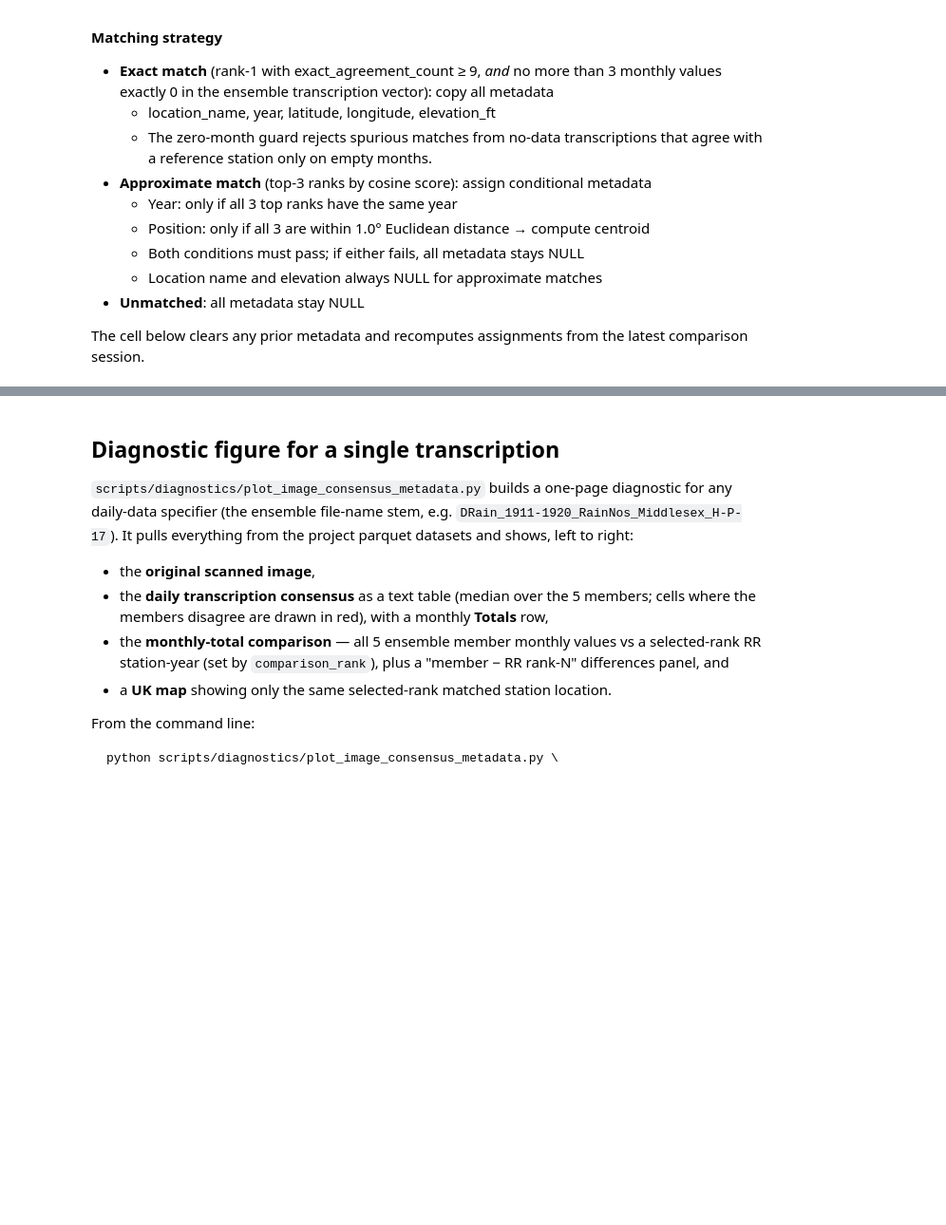
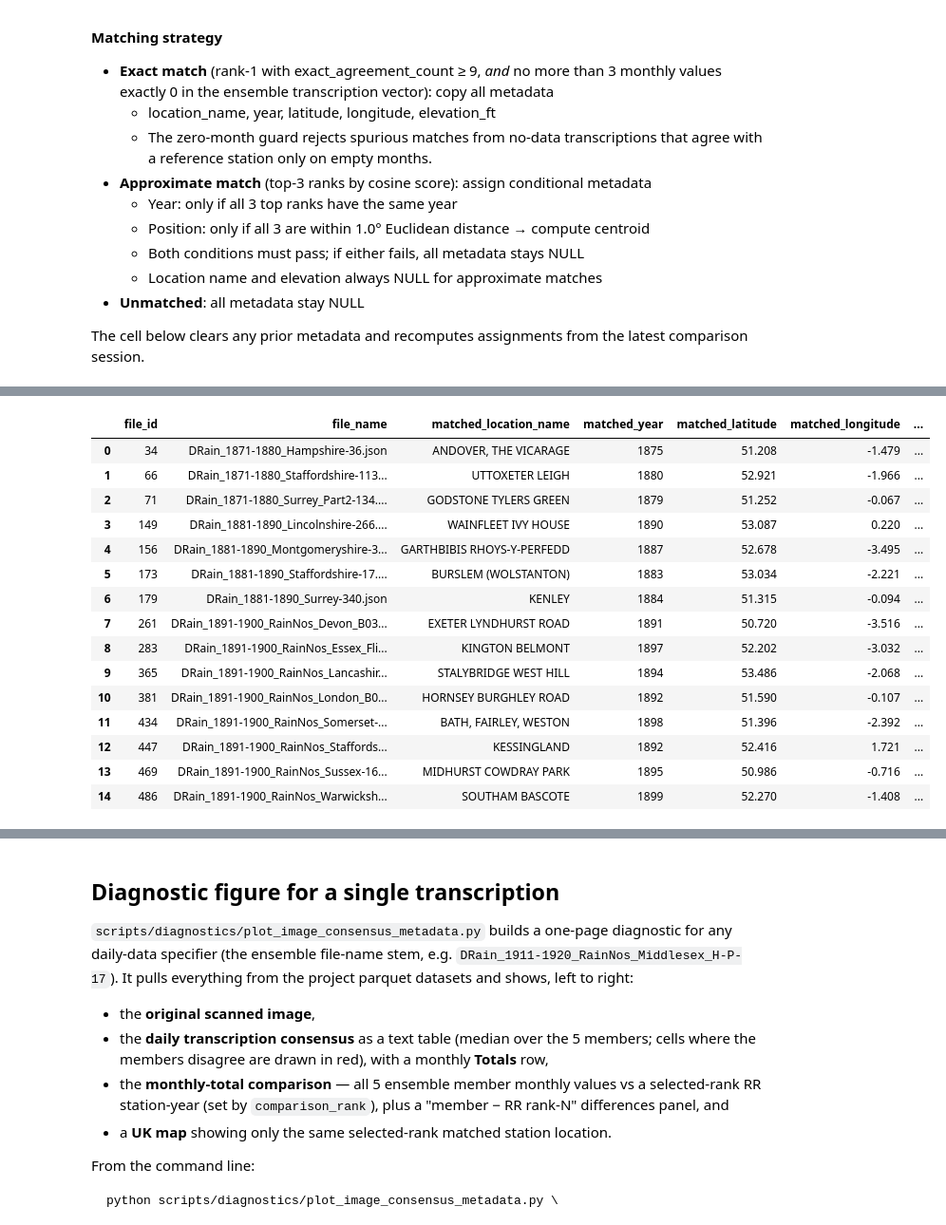
Before and after one commit to Philip-Brohan-MO/Auto-Daily-Rainfall-QC-MO, a Jupyter notebook: notebooks/match_metadata.ipynb, the cells around one changed output, grey strips where cells are left out. Shown at 95% size. Cells and saved outputs as stored; diff of their text form; code cells hidden in the pictures; blank space fills up the shorter version.

```diff
--- a/notebooks/match_metadata.ipynb
+++ b/notebooks/match_metadata.ipynb
@@ -372,0 +499,37 @@ Metadata Assignment Summary
+# %%
+# Inspect a sample of the ALLSHEETS-filled records in the combined session.
+# Those whose name was found in LeftOverSites.csv now carry coordinates; the
+# rest have a location name + year but no coordinates.
+
+import duckdb
+
+_con = duckdb.connect()
+_sample = _con.execute(
+    f"""
+    SELECT file_id, file_name, matched_location_name, matched_year,
+           matched_latitude, matched_longitude, match_type, match_source_session_id
+    FROM read_parquet('{combined.output_path}')
+    WHERE match_type = 'exact_allsheets'
+    ORDER BY matched_latitude IS NULL, file_id
+    LIMIT 15
+    """
+).df()
+_con.close()
+_sample
+# %% [output]
+|  | file_id | file_name | matched_location_name | matched_year | matched_latitude | matched_longitude | ... |
+| 0 | 34 | DRain_1871-1880_Hampshire-36.json | ANDOVER, THE VICARAGE | 1875 | 51.208 | -1.479 | ... |
+| 1 | 66 | DRain_1871-1880_Staffordshire-113... | UTTOXETER LEIGH | 1880 | 52.921 | -1.966 | ... |
+| 2 | 71 | DRain_1871-1880_Surrey_Part2-134.... | GODSTONE TYLERS GREEN | 1879 | 51.252 | -0.067 | ... |
+| 3 | 149 | DRain_1881-1890_Lincolnshire-266.... | WAINFLEET IVY HOUSE | 1890 | 53.087 | 0.220 | ... |
+| 4 | 156 | DRain_1881-1890_Montgomeryshire-3... | GARTHBIBIS RHOYS-Y-PERFEDD | 1887 | 52.678 | -3.495 | ... |
+| 5 | 173 | DRain_1881-1890_Staffordshire-17.... | BURSLEM (WOLSTANTON) | 1883 | 53.034 | -2.221 | ... |
+| 6 | 179 | DRain_1881-1890_Surrey-340.json | KENLEY | 1884 | 51.315 | -0.094 | ... |
+| 7 | 261 | DRain_1891-1900_RainNos_Devon_B03... | EXETER LYNDHURST ROAD | 1891 | 50.720 | -3.516 | ... |
+| 8 | 283 | DRain_1891-1900_RainNos_Essex_Fli... | KINGTON BELMONT | 1897 | 52.202 | -3.032 | ... |
+| 9 | 365 | DRain_1891-1900_RainNos_Lancashir... | STALYBRIDGE WEST HILL | 1894 | 53.486 | -2.068 | ... |
+| 10 | 381 | DRain_1891-1900_RainNos_London_B0... | HORNSEY BURGHLEY ROAD | 1892 | 51.590 | -0.107 | ... |
+| 11 | 434 | DRain_1891-1900_RainNos_Somerset-... | BATH, FAIRLEY, WESTON | 1898 | 51.396 | -2.392 | ... |
+| 12 | 447 | DRain_1891-1900_RainNos_Staffords... | KESSINGLAND | 1892 | 52.416 | 1.721 | ... |
+| 13 | 469 | DRain_1891-1900_RainNos_Sussex-16... | MIDHURST COWDRAY PARK | 1895 | 50.986 | -0.716 | ... |
+| 14 | 486 | DRain_1891-1900_RainNos_Warwicksh... | SOUTHAM BASCOTE | 1899 | 52.270 | -1.408 | ... |
```
Also changed, not shown: parts of 15 cells of this notebook, 25 other files.
